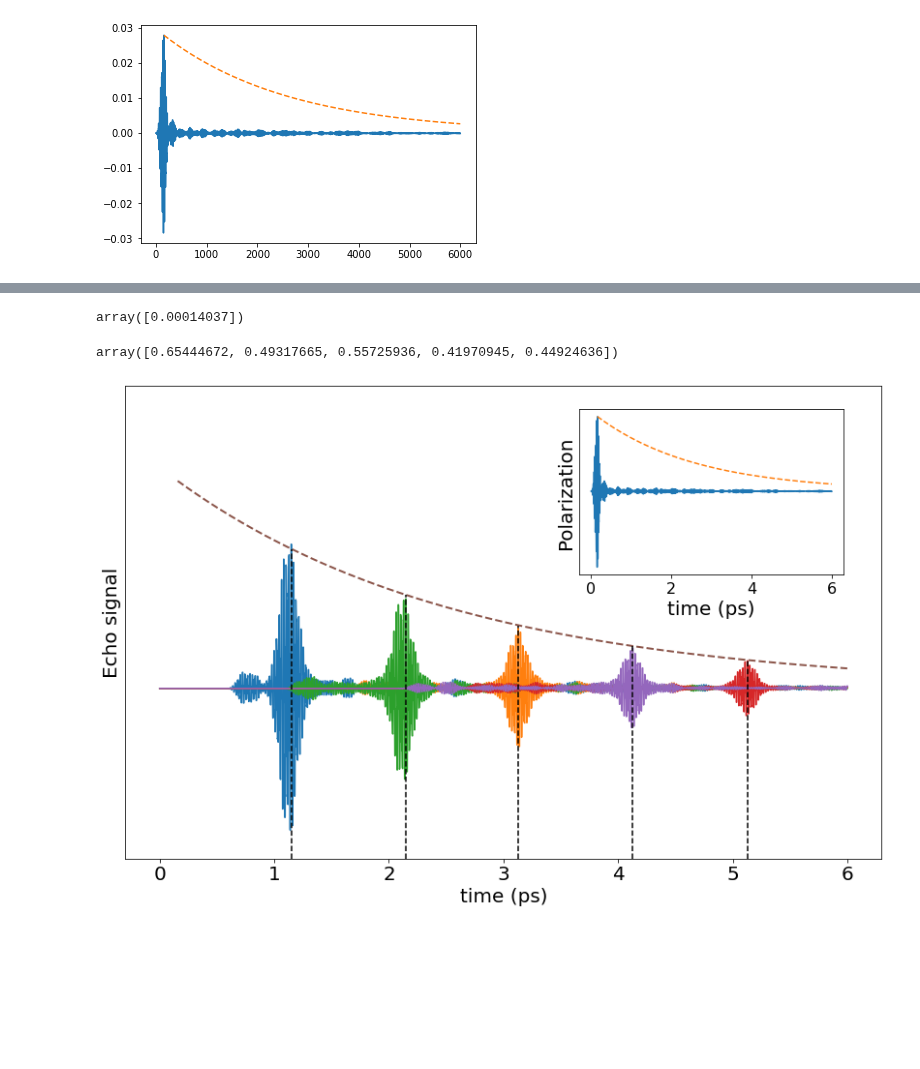
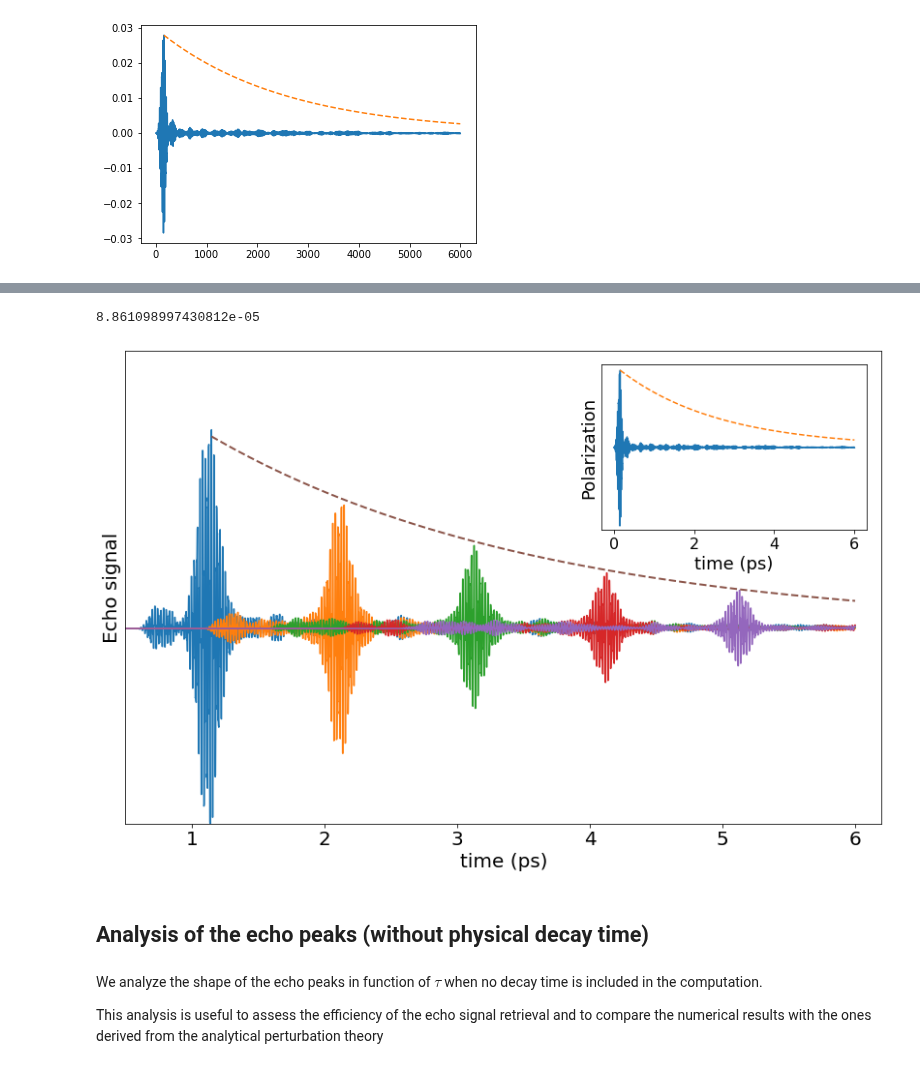
Before and after one commit to marcodalessandro76/Echo_mechanisms_decay_time_optical_orientation, a Jupyter notebook: PHOTON_ECO/ANALYSIS_Plot.ipynb, the cells around one changed output, grey strips where cells are left out. Drawn from its saved outputs; the diff is of its cells as text; code cells hidden in the pictures; blank space fills up the shorter version.

```diff
--- a/PHOTON_ECO/ANALYSIS_Plot.ipynb
+++ b/PHOTON_ECO/ANALYSIS_Plot.ipynb
@@ -65,0 +56,2 @@ tmax,echo_max
+# %%
+tau = ['0.5ps','1ps','1.5ps','2ps','2.5ps']
@@ -66,15 +74,10 @@ tmax,echo_max
 # %%
-#def monoExp(t, x0, eta):
-#    return x0 * np.exp(-t * eta)
 def monoExp(t, x0):
-    return x0 * np.exp(-t * eta)
+    return x0*np.exp(-eta*(t-t0))
 # %%
-#p0 = (1.5e-4, eta) # start with values near those we expect
 p0 = (1.5e-4) # start with values near those we expect
-params, cv = scipy.optimize.curve_fit(monoExp, tmax, echo_max, p0)
-#x0, eta_fit = params
-x0 = params
+params, cv = scipy.optimize.curve_fit(monoExp, time_peak, signal_peak, p0)
+x0 = params[0]
+x0
+# %% [output]
+8.861098997430812e-05
-# %%
-params
-# %% [output]
-array([0.00014037])
@@ -86,39 +84,37 @@ exp_fit = monoExp(time_exp,x0)
-# %%
-(monoExp(tmax,x0)-e_min)/(e_max-e_min)
-# %% [output]
-array([0.65444672, 0.49317665, 0.55725936, 0.41970945, 0.44924636])
+# %%
+exp_fit = monoExp(time_fit,x0)
 # %%
 label_size = 20
-e_min = min(echo['0.5ps'])*1.2
-e_max = max(echo['0.5ps'])*2.1
+label_size_inset = 18
+e_min = min(echo['0.5ps'])*1.
+e_max = max(echo['0.5ps'])*1.4
 
 fig, ax1 = plt.subplots(figsize=(14, 9))
 
-for t in echo:
+for t in tau:
     ax1.plot(time*1e-3,echo[t],label='echo_'+t)
-ax1.plot(time_exp*1e-3,exp_fit,linestyle='--',linewidth=2)
-for tm in tmax:
-    ax1.axvline(tm*1e-3,ymax=(monoExp(tm,x0)-e_min)/(e_max-e_min),color='black',ls='--') #
+ax1.plot(time_fit*1e-3,exp_fit,linestyle='--',linewidth=2)
+#ax1.scatter(np.array(time_peak)*1e-3,signal_peak,linewidth=4)
+#for tm in time_peak:
+#    ax1.axvline(tm*1e-3,ymax=(monoExp(tm,x0)-e_min)/(e_max-e_min),color='black',ls='--') #
 ax1.set_xlabel('time (ps)',size=label_size)
 ax1.set_ylabel('Echo signal',size=label_size)
+ax1.set_xlim(0.5,6.2)
 ax1.set_ylim(e_min,e_max)
 ax1.set_yticks([])
 ax1.tick_params(axis='both', which='major', labelsize=label_size)
 
-# Create a set of inset Axes: these should fill the bounding box allocated to
-# them.
 ax2 = plt.axes([0,0,1,1])
-# Manually set the position and relative size of the inset axes within ax1
-ip = InsetPosition(ax1, [0.6,0.6,0.35,0.35])
+ip = InsetPosition(ax1, [0.63,0.62,0.35,0.35])
 ax2.set_axes_locator(ip)
-#ax2.plot(energy_exp,eps2_exp)
 ax2.plot(time*1e-3,ref)
 ax2.plot(time_exp*1e-3,exp_decay,linestyle='--')
 ax2.set_yticks([])
-ax2.set_xlabel('time (ps)',size=label_size)
-ax2.set_ylabel('Polarization',size=label_size)
+ax2.set_ylim(-0.03,0.03)
+ax2.set_xlabel('time (ps)',size=label_size_inset)
+ax2.set_ylabel('Polarization',size=label_size_inset)
 ax2.tick_params(axis='both', which='major', labelsize=16)
 
-#plt.savefig(fname='jdos_cv.eps',format='eps',bbox_inches = "tight")
+#plt.savefig(fname='Plot/echo_decay.eps',format='eps',bbox_inches = "tight")
 # %% [output]
-[figure, old version]
+[figure, new version]
@@ -134,0 +121,7 @@ for t in echo:
+# %% [markdown]
+## Analysis of the echo peaks (without physical decay time)
+# %% [markdown]
+We analyze the shape of the echo peaks in function of $\tau$ when no decay time is included in the computation.
+
+This analysis is useful to assess the efficiency of the echo signal retrieval and to compare the numerical results with
+the ones derived from the analytical perturbation theory
```
Also changed, not shown: parts of 23 cells of this notebook, 6 other files.
